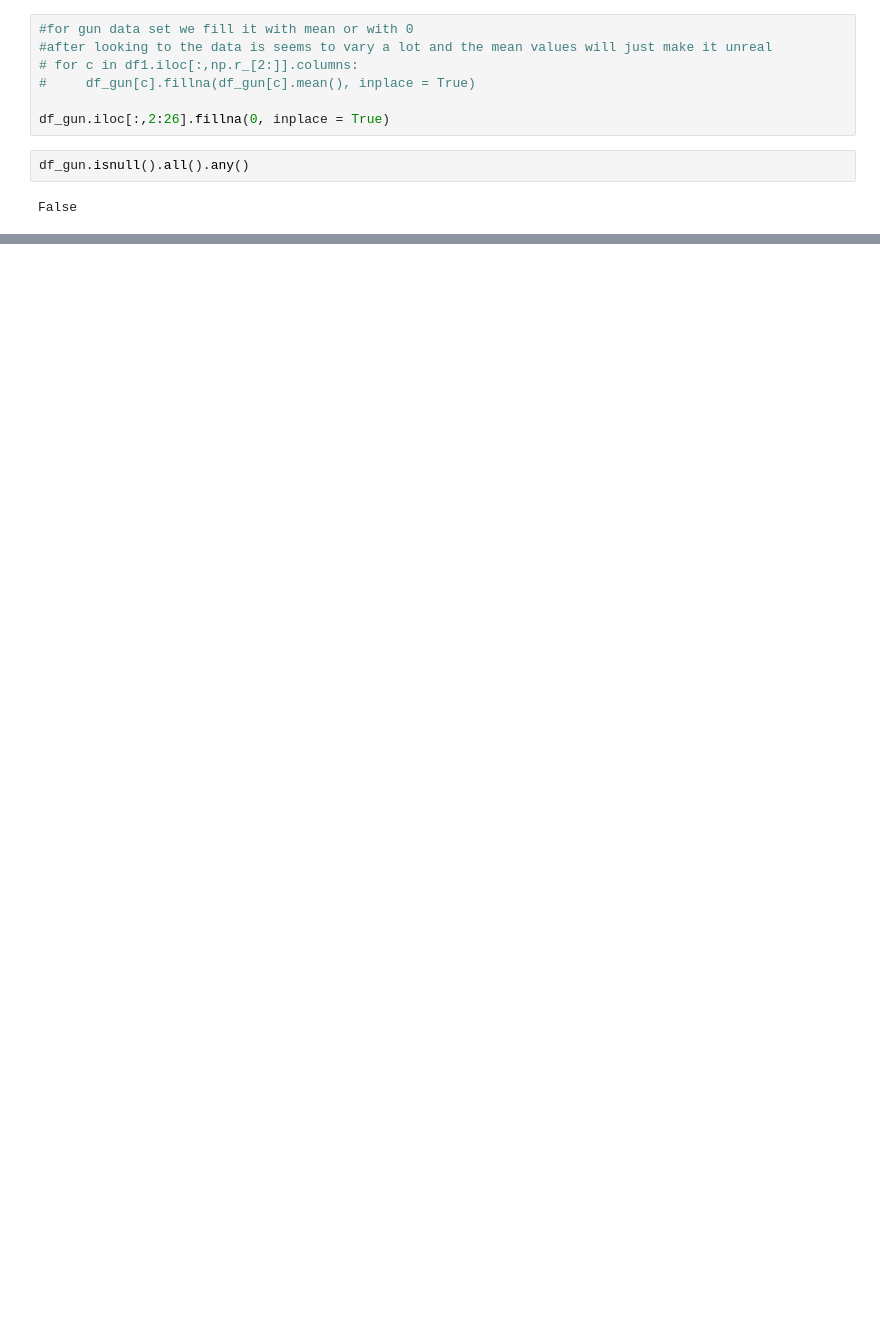
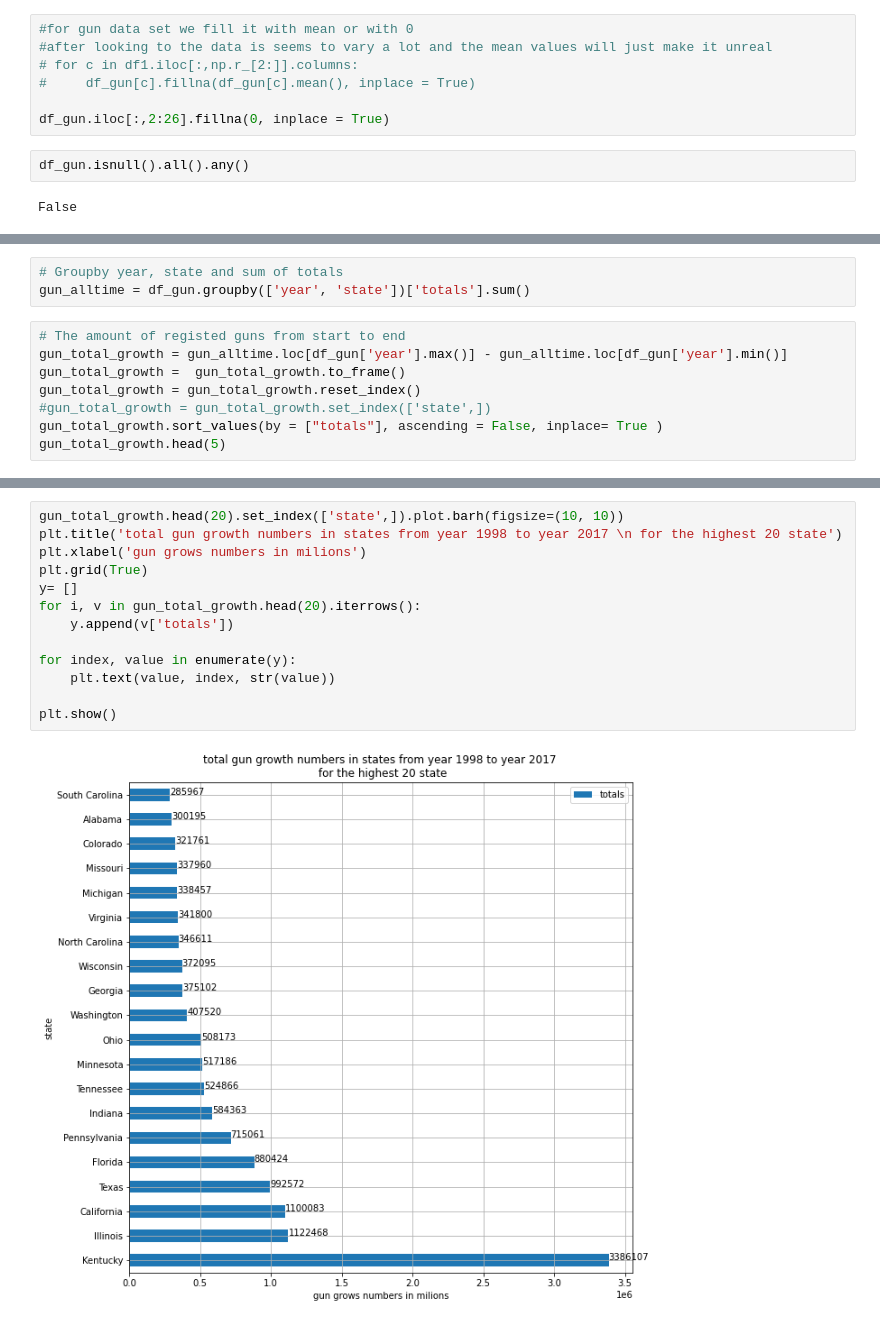
Before and after one commit to Ibn-mohey/Udacity-Advanced-Data-Analysis-Nanodegree-Program, a Jupyter notebook: investigate-a-dataset-template.ipynb, the cells around one changed output, grey strips where cells are left out. Drawn from its saved outputs; the diff is of its cells as text; blank space fills up the shorter version.

```diff
--- a/investigate-a-dataset-template.ipynb
+++ b/investigate-a-dataset-template.ipynb
@@ -467,0 +703,11 @@ False
+# %%
+# Groupby year, state and sum of totals
+gun_alltime = df_gun.groupby(['year', 'state'])['totals'].sum()
+# %%
+# The amount of registed guns from start to end
+gun_total_growth = gun_alltime.loc[df_gun['year'].max()] - gun_alltime.loc[df_gun['year'].min()]
+gun_total_growth =  gun_total_growth.to_frame()
+gun_total_growth = gun_total_growth.reset_index()
+#gun_total_growth = gun_total_growth.set_index(['state',])
+gun_total_growth.sort_values(by = ["totals"], ascending = False, inplace= True )
+gun_total_growth.head(5)
@@ -467,0 +721,15 @@ False
+# %%
+gun_total_growth.head(20).set_index(['state',]).plot.barh(figsize=(10, 10))
+plt.title('total gun growth numbers in states from year 1998 to year 2017 \n for the highest 20 state')
+plt.xlabel('gun grows numbers in milions')
+plt.grid(True)
+y= []
+for i, v in gun_total_growth.head(20).iterrows():
+    y.append(v['totals'])
+
+for index, value in enumerate(y):
+    plt.text(value, index, str(value))
+
+plt.show()
+# %% [output]
+[figure, added]
```
Also changed, not shown: parts of 60 cells of this notebook.
